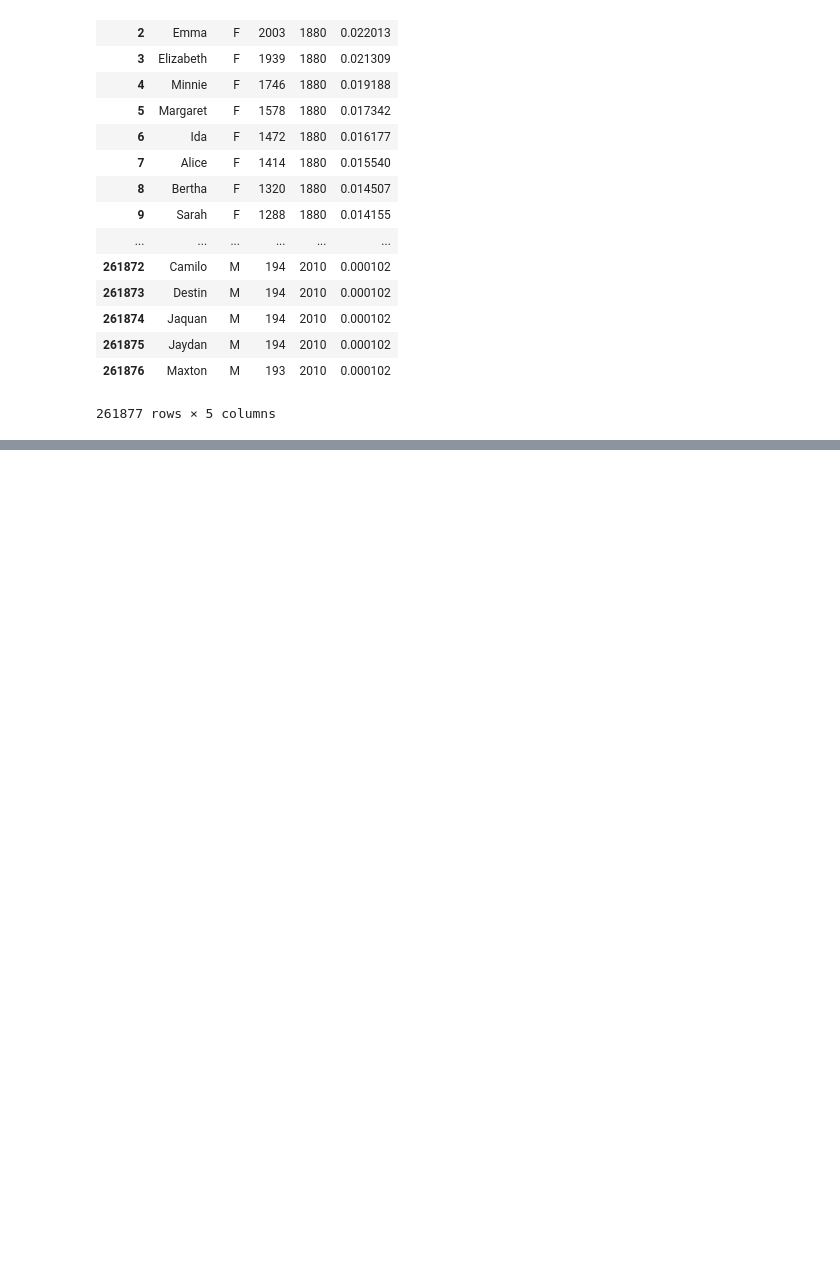
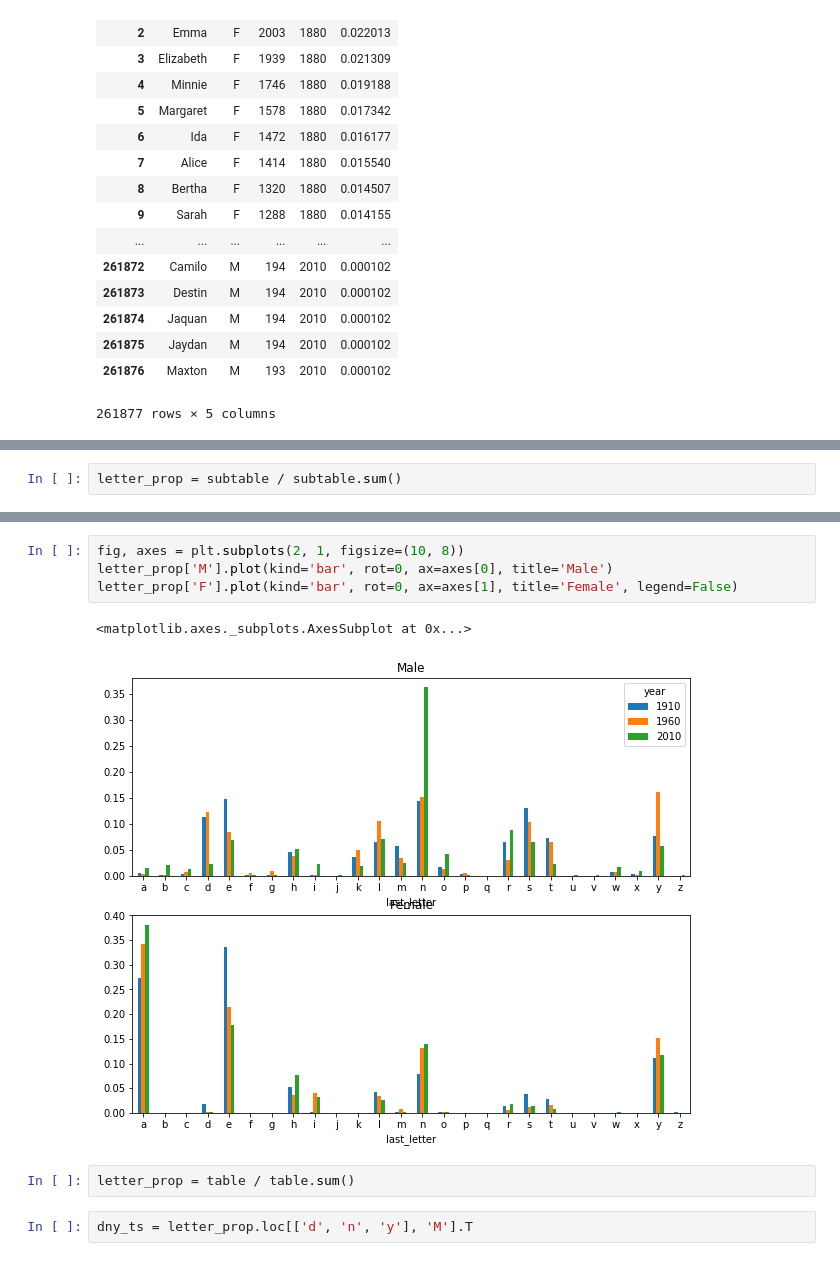
Before and after one commit to TianJin85/data-analysis, a Jupyter notebook: Baby_name_analysis.ipynb, the cells around one changed output, grey strips where cells are left out. Cells and saved outputs as stored; diff of their text form; blank space fills up the shorter version.

```diff
--- a/Baby_name_analysis.ipynb
+++ b/Baby_name_analysis.ipynb
@@ -164,0 +298,2 @@ top1000
+# %%
+letter_prop = subtable / subtable.sum()
@@ -164,0 +322,11 @@ top1000
+# %%
+fig, axes = plt.subplots(2, 1, figsize=(10, 8))
+letter_prop['M'].plot(kind='bar', rot=0, ax=axes[0], title='Male')
+letter_prop['F'].plot(kind='bar', rot=0, ax=axes[1], title='Female', legend=False)
+# %% [output]
+<matplotlib.axes._subplots.AxesSubplot at 0x...>
+[figure, added]
+# %%
+letter_prop = table / table.sum()
+# %%
+dny_ts = letter_prop.loc[['d', 'n', 'y'], 'M'].T
```
Also changed, not shown: parts of 38 cells of this notebook.
